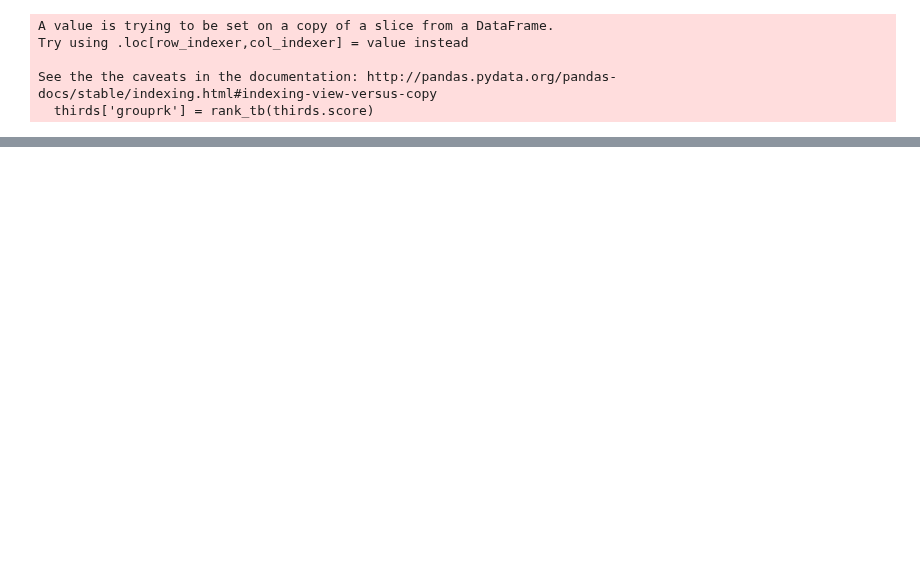
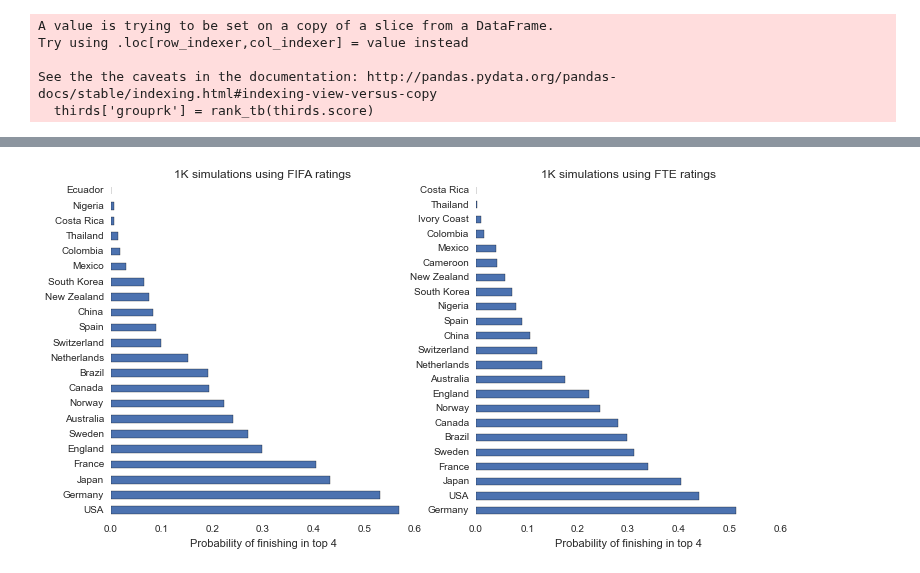
Before and after one commit to selwyth/wwc2015, a Jupyter notebook: normmodel.ipynb, the cells around one changed output, grey strips where cells are left out. Cells and saved outputs as stored; diff of their text form; code cells hidden in the pictures; blank space fills up the shorter version.

```diff
--- a/normmodel.ipynb
+++ b/normmodel.ipynb
@@ -130,0 +165,22 @@ for i, c in zip(ftedf.T, pal):
+# %%
+fifatop4 = pd.Series([i for df in fifasim for i in df.winner[44:48]])
+fifatop4 = fifatop4.value_counts() / float(1000)
+
+fig = plt.figure(figsize=(12,6))
+
+ax1 = fig.add_subplot(121)
+fifatop4.plot(kind='barh', ax=ax1)
+ax1.set_xlabel('Probability of finishing in top 4')
+ax1.set_title('1K simulations using FIFA ratings')
+
+ftetop4 = pd.Series([i for df in ftesim for i in df.winner[44:48]])
+ftetop4 = ftetop4.value_counts() / float(1000)
+
+ax2 = fig.add_subplot(122)
+ftetop4.plot(kind='barh', ax=ax2)
+ax2.set_xlabel('Probability of finishing in top 4')
+ax2.set_title('1K simulations using FTE ratings');
+
+fig.savefig('plots/top4.png')
+# %% [output]
+[figure, added]
```
Also changed, not shown: parts of 10 cells of this notebook, 12 other files.
